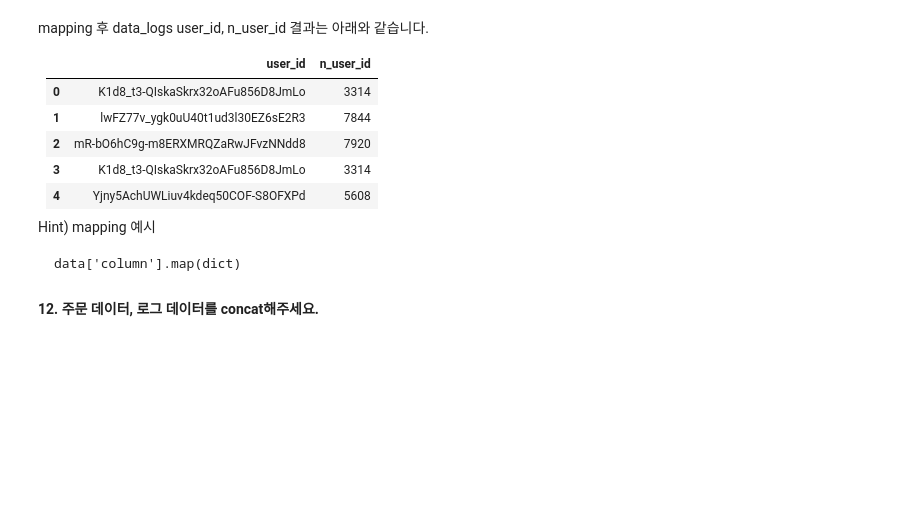
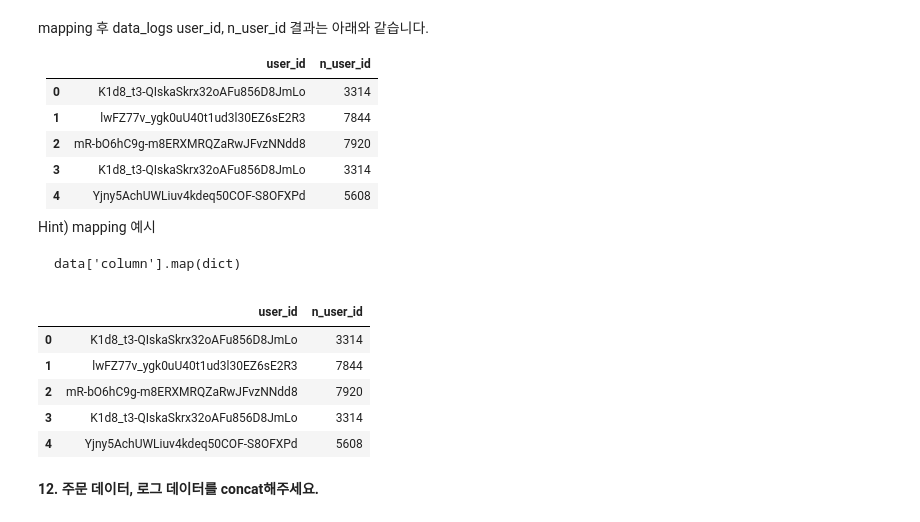
Before and after one commit to shoman2/Data-analysis_DSschool, a Jupyter notebook: 04_SQL-and-EDA/04_zigzag_SQL-and-EDA.ipynb, the cells around one changed output. Drawn from its saved outputs; the diff is of its cells as text; code cells hidden in the pictures; blank space fills up the shorter version.

````diff
--- a/04_SQL-and-EDA/04_zigzag_SQL-and-EDA.ipynb
+++ b/04_SQL-and-EDA/04_zigzag_SQL-and-EDA.ipynb
@@ -1298,0 +1275,3 @@ id_dict
+# %%
+user_id = user['user_id'].unique()
+user_id
@@ -1298,0 +1285,3 @@ id_dict
+# %%
+n_user_id = range(user["user_id"].size)
+n_user_id
@@ -1345,13 +1371,19 @@ data['column'].map(dict)
 ```
 # %%
 # data_logs, order, user에 id_idct를 mapping하여 각 데이터 프레임에 새로운 고객 id컬럼인 n_user_id를 만듭니다.
-
-
-# Write your code here! (3 lines)
-
+data_logs["n_user_id"] = data_logs['user_id'].map(id_dict)
+order["n_user_id"] = order['user_id'].map(id_dict)
+user["n_user_id"] = user['user_id'].map(id_dict)
 
 # 결과를 확인합니다.
 data_logs[['user_id', 'n_user_id']].head()
+# %% [output]
+|  | user_id | n_user_id |
+| 0 | K1d8_t3-QIskaSkrx32oAFu856D8JmLo | 3314 |
+| 1 | lwFZ77v_ygk0uU40t1ud3l30EZ6sE2R3 | 7844 |
+| 2 | mR-bO6hC9g-m8ERXMRQZaRwJFvzNNdd8 | 7920 |
+| 3 | K1d8_t3-QIskaSkrx32oAFu856D8JmLo | 3314 |
+| 4 | Yjny5AchUWLiuv4kdeq50COF-S8OFXPd | 5608 |
 # %% [markdown]
  **12. 주문 데이터, 로그 데이터를 concat해주세요.**
 # %% [markdown]
````
Also changed, not shown: parts of 13 cells of this notebook.
